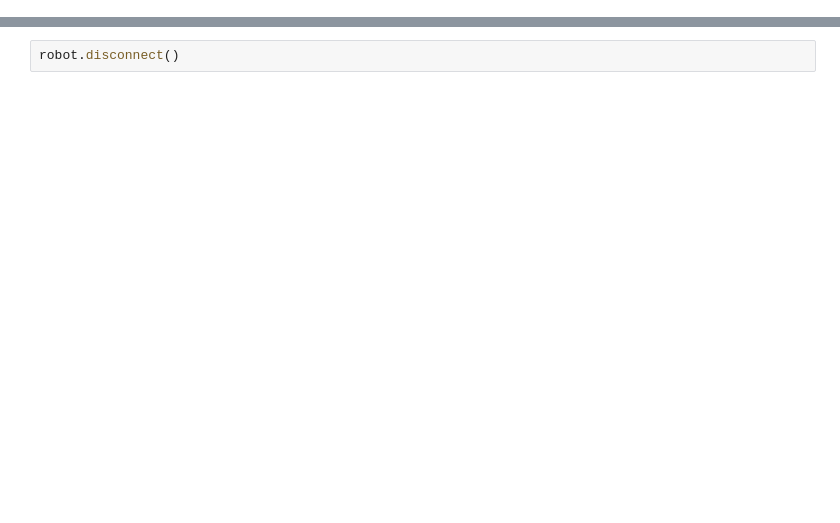
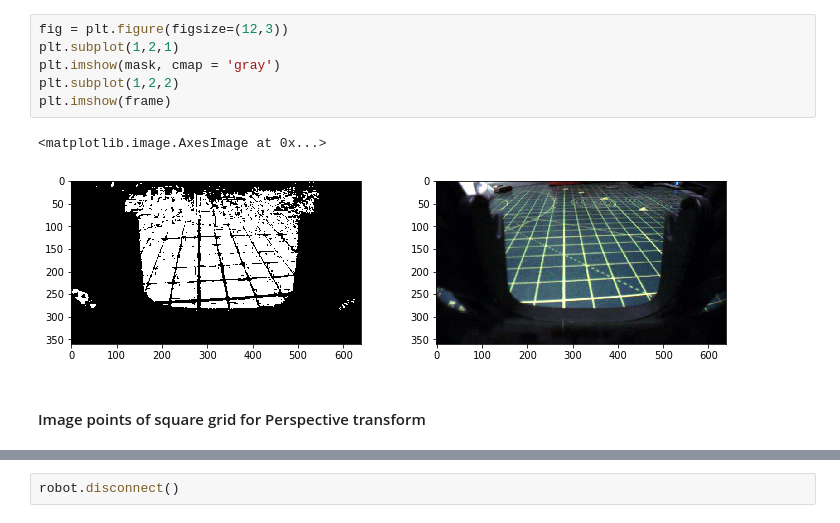
Before and after one commit to dshah003/anki_vector_vision, a Jupyter notebook: Vector_vision.ipynb, the cells around one changed output, grey strips where cells are left out. Saved outputs shown, nothing was run; the diff lists cells and outputs as text; blank space fills up the shorter version.

```diff
--- a/Vector_vision.ipynb
+++ b/Vector_vision.ipynb
@@ -38,0 +45,11 @@ robot.disconnect()
+# %%
+fig = plt.figure(figsize=(12,3))
+plt.subplot(1,2,1)
+plt.imshow(mask, cmap = 'gray')
+plt.subplot(1,2,2)
+plt.imshow(frame)
+# %% [output]
+<matplotlib.image.AxesImage at 0x...>
+[figure, added]
+# %% [markdown]
+#### Image points of square grid for Perspective transform
```
Also changed, not shown: parts of 12 cells of this notebook.
